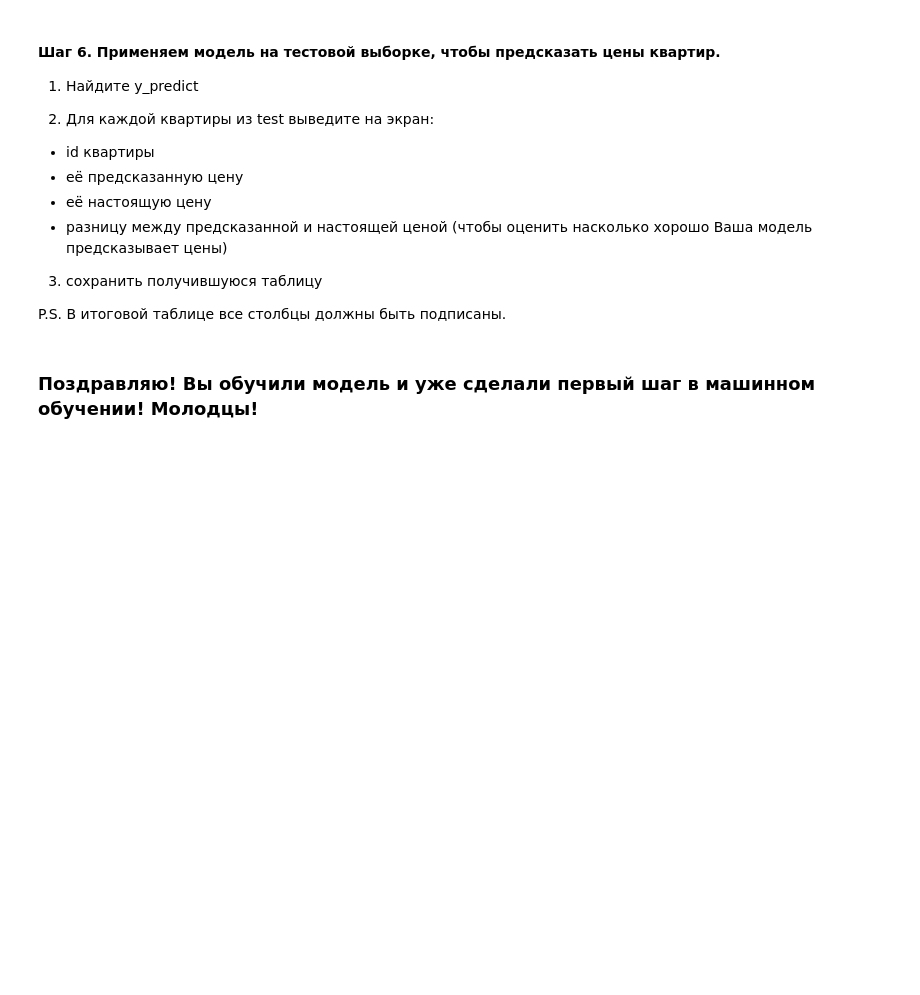
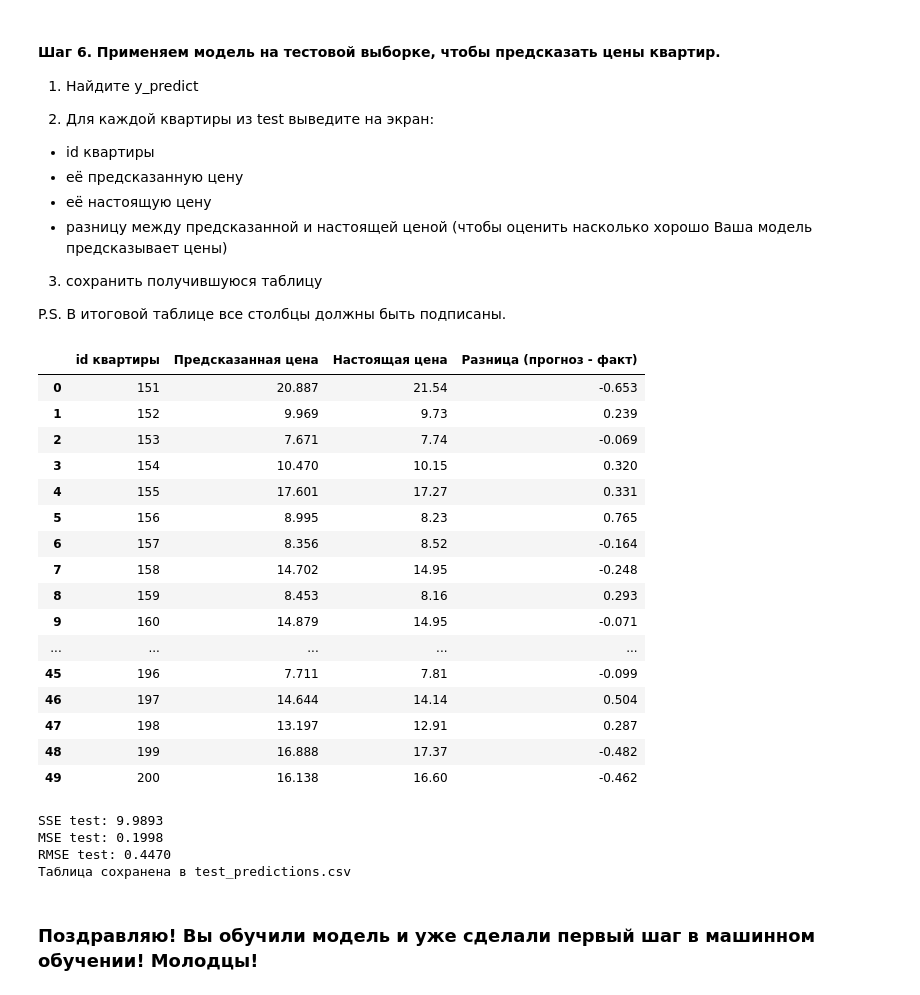
Before and after one commit to kemarrik/PML, a Jupyter notebook: dz1/homework_1_ridgereg.ipynb, the cells around one changed output. Cells and saved outputs as stored; diff of their text form; code cells hidden in the pictures; blank space fills up the shorter version.

```diff
--- a/dz1/homework_1_ridgereg.ipynb
+++ b/dz1/homework_1_ridgereg.ipynb
@@ -36,4 +50,14 @@ df.head()
 
 Названия: X_train, y_train, X_val, y_val, X_test, y_test.
 # %%
-# Ваш код
+features = ["rooms", "total area", "floor", "complex rating"]
+
+X_train = data.iloc[:100][features]
+y_train = data.iloc[:100]["price"]
+X_val = data.iloc[100:150][features]
+y_val = data.iloc[100:150]["price"]
+X_test = data.iloc[150:][features]
+y_test = data.iloc[150:]["price"]
+
+print("Размеры выборок:", len(X_train), len(X_val), len(X_test))
+print("Пропуски:", data.isna().sum().sum())
@@ -108,6 +206,44 @@ Successfully installed cloudpickle-3.1.2 joblib-1.6.0 narwhals-2.26.0 scikit-lea
 
 P.S. В итоговой таблице все столбцы должны быть подписаны.
 # %%
-# Ваш код
+y_predict = model.predict(X_test)
+
+result = pd.DataFrame({
+    "id квартиры": data.iloc[150:]["apartment id"].to_numpy(),
+    "Предсказанная цена": y_predict,
+    "Настоящая цена": y_test.to_numpy(),
+    "Разница (прогноз - факт)": y_predict - y_test.to_numpy()
+})
+display(result.round(3))
+result.to_csv("test_predictions.csv", index=False, encoding="utf-8-sig")
+
+sse_test = np.sum((y_predict - y_test.to_numpy()) ** 2)
+mse_test = sse_test / len(y_test)
+print(f"SSE test: {sse_test:.4f}")
+print(f"MSE test: {mse_test:.4f}")
+print(f"RMSE test: {np.sqrt(mse_test):.4f}")
+print("Таблица сохранена в test_predictions.csv")
+# %% [output]
+|  | id квартиры | Предсказанная цена | Настоящая цена | Разница (прогноз - факт) |
+| 0 | 151 | 20.887 | 21.54 | -0.653 |
+| 1 | 152 | 9.969 | 9.73 | 0.239 |
+| 2 | 153 | 7.671 | 7.74 | -0.069 |
+| 3 | 154 | 10.470 | 10.15 | 0.320 |
+| 4 | 155 | 17.601 | 17.27 | 0.331 |
+| 5 | 156 | 8.995 | 8.23 | 0.765 |
+| 6 | 157 | 8.356 | 8.52 | -0.164 |
+| 7 | 158 | 14.702 | 14.95 | -0.248 |
+| 8 | 159 | 8.453 | 8.16 | 0.293 |
+| 9 | 160 | 14.879 | 14.95 | -0.071 |
+| ... | ... | ... | ... | ... |
+| 45 | 196 | 7.711 | 7.81 | -0.099 |
+| 46 | 197 | 14.644 | 14.14 | 0.504 |
+| 47 | 198 | 13.197 | 12.91 | 0.287 |
+| 48 | 199 | 16.888 | 17.37 | -0.482 |
+| 49 | 200 | 16.138 | 16.60 | -0.462 |
+SSE test: 9.9893
+MSE test: 0.1998
+RMSE test: 0.4470
+Таблица сохранена в test_predictions.csv
 # %% [markdown]
 ### Поздравляю! Вы обучили модель и уже сделали первый шаг в машинном обучении! Молодцы!
```
Also changed, not shown: parts of 7 cells of this notebook, 11 other files.
